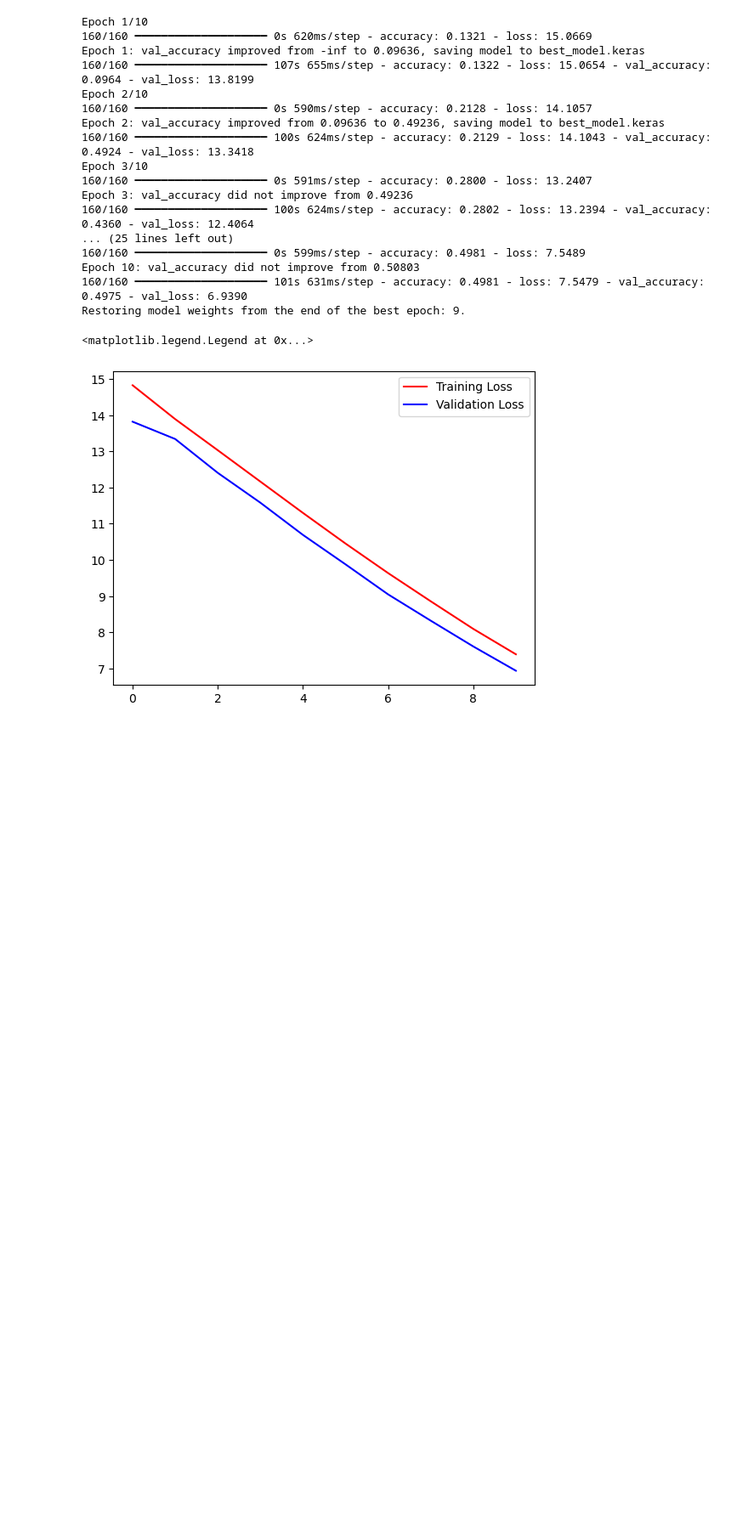
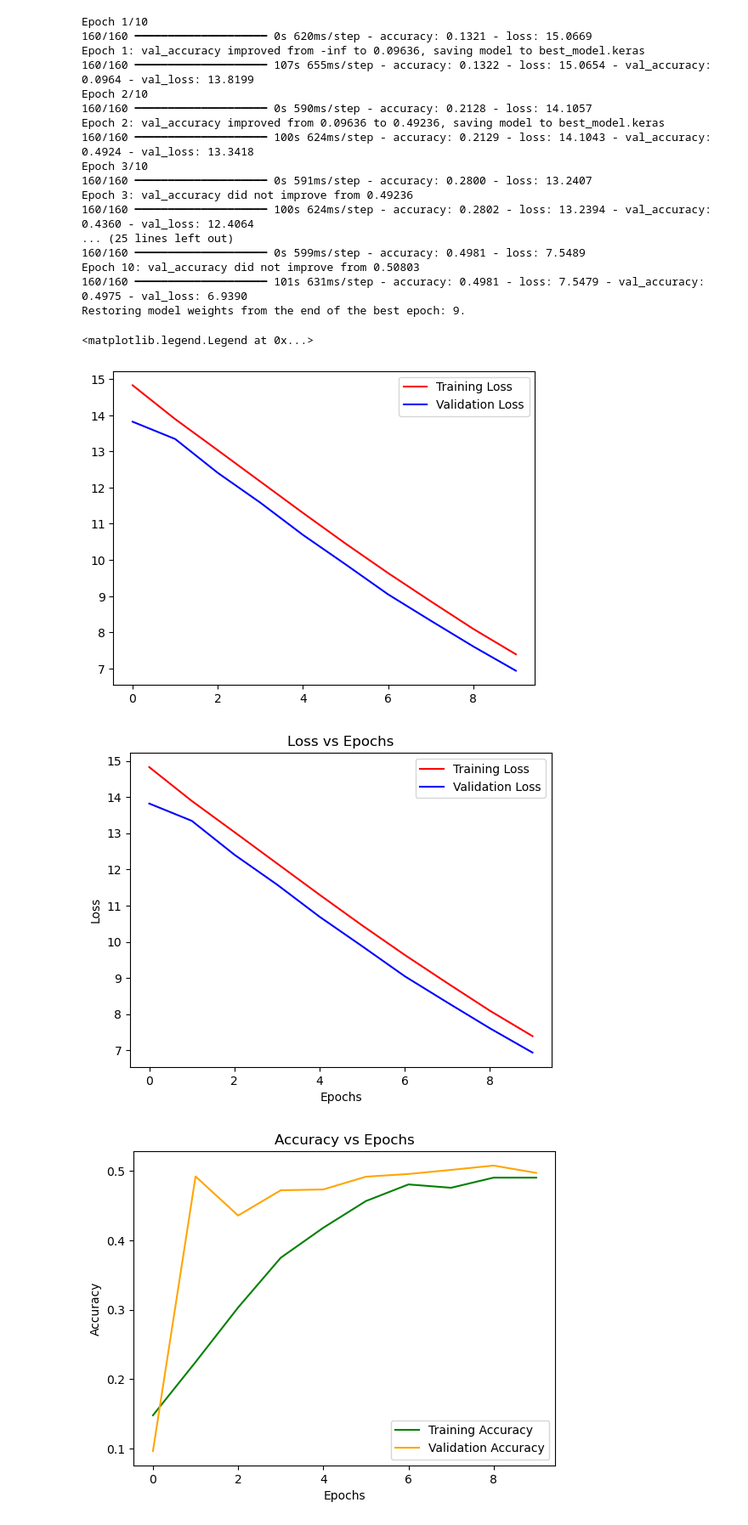
Before and after one commit to mukundprnair/cs178_project, a Jupyter notebook: kaggle_model.ipynb, the cells around one changed output. Shown at 85% size. Drawn from its saved outputs; the diff is of its cells as text; code cells hidden in the pictures; blank space fills up the shorter version.

Commit message:
More graphs

```diff
--- a/kaggle_model.ipynb
+++ b/kaggle_model.ipynb
@@ -226,3 +226,36 @@ Epoch 10: val_accuracy did not improve from 0.50803
 Restoring model weights from the end of the best epoch: 9.
 <matplotlib.legend.Legend at 0x...>
 [figure]
+# %%
+# Plot Training and Validation Loss
+plt.plot(history.history["loss"], 'r', label="Training Loss")
+plt.plot(history.history["val_loss"], 'b', label="Validation Loss")
+plt.legend()
+plt.title('Loss vs Epochs')
+plt.xlabel('Epochs')
+plt.ylabel('Loss')
+plt.show()
+
+# Plot Training and Validation Accuracy
+plt.plot(history.history["accuracy"], 'g', label="Training Accuracy")
+plt.plot(history.history["val_accuracy"], 'orange', label="Validation Accuracy")
+plt.legend()
+plt.title('Accuracy vs Epochs')
+plt.xlabel('Epochs')
+plt.ylabel('Accuracy')
+plt.show()
+
+# Plot Training and Validation Error
+train_error = [1 - acc for acc in history.history["accuracy"]]
+val_error = [1 - acc for acc in history.history["val_accuracy"]]
+
+plt.plot(train_error, 'g', label="Training Error")
+plt.plot(val_error, 'orange', label="Validation Error")
+plt.legend()
+plt.title('Error Rate vs Epochs')
+plt.xlabel('Epochs')
+plt.ylabel('Error Rate')
+plt.show()
+# %% [output]
+[figure, added]
+[figure, added]
```
Also changed, not shown: parts of 1 cell of this notebook.
